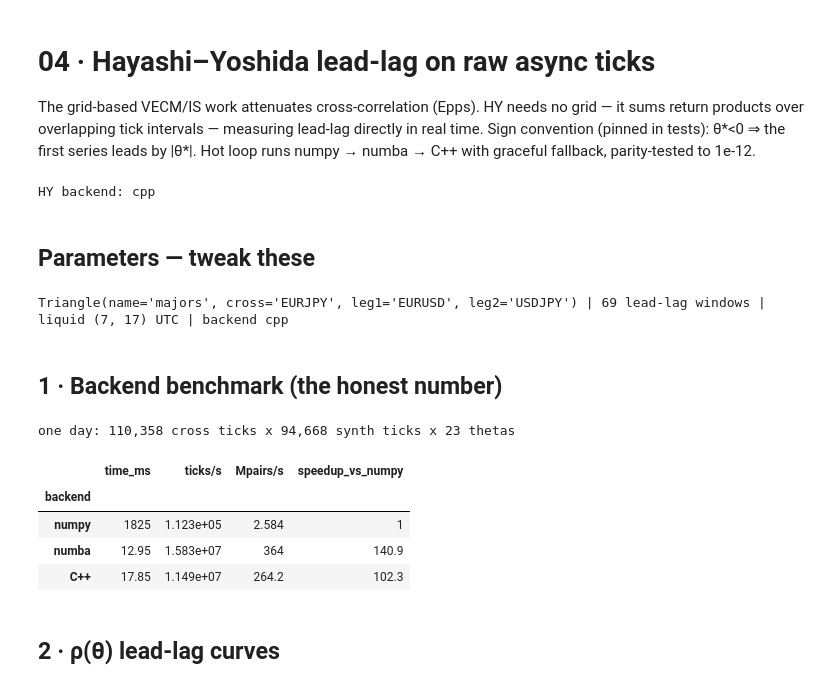
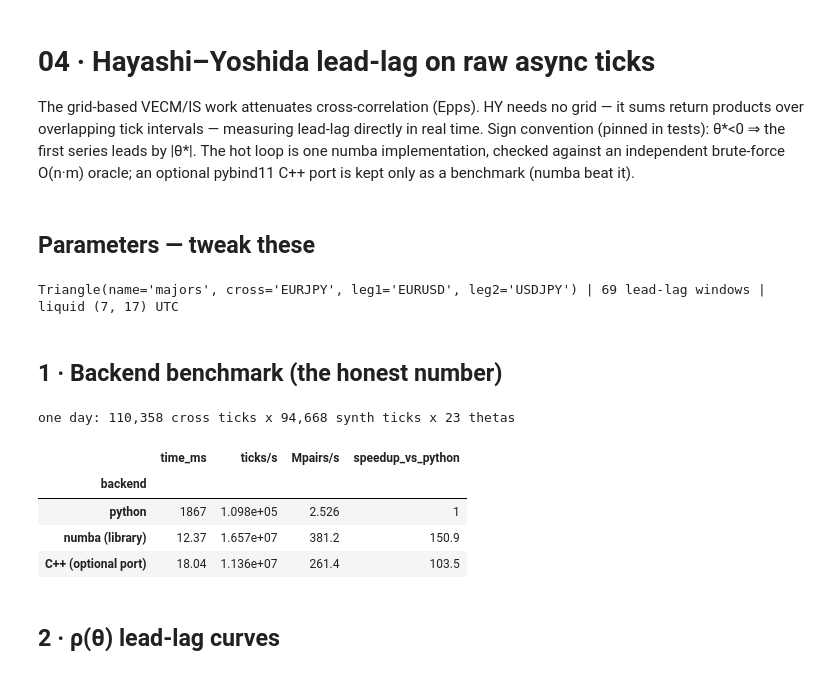
Before and after one commit to Panchetti/FX-Triangle-Discovery, a Jupyter notebook: notebooks/04_hy_leadlag.ipynb, the cells around one changed output. Drawn from its saved outputs; the diff is of its cells as text; code cells hidden in the pictures.

```diff
--- a/notebooks/04_hy_leadlag.ipynb
+++ b/notebooks/04_hy_leadlag.ipynb
@@ -3,8 +3,9 @@
 
 The grid-based VECM/IS work attenuates cross-correlation (Epps). HY needs no grid — it sums
 return products over overlapping tick intervals — measuring lead-lag directly in real time.
-Sign convention (pinned in tests): θ\*<0 ⇒ the first series leads by |θ\*|. Hot loop runs
-numpy → numba → C++ with graceful fallback, parity-tested to 1e-12.
+Sign convention (pinned in tests): θ\*<0 ⇒ the first series leads by |θ\*|. The hot loop is
+one numba implementation, checked against an independent brute-force O(n·m) oracle; an
+optional pybind11 C++ port is kept only as a benchmark (numba beat it).
 # %%
 %load_ext autoreload
 %autoreload 2
@@ -15,9 +16,6 @@ from fxpd.data.processed import get_panel
 from fxpd.econo import hy
 ensure_dirs(); warnings.simplefilter("ignore")
 pd.set_option("display.float_format", lambda v: f"{v:.4g}")
-print("HY backend:", hy.BACKEND)
-# %% [output]
-HY backend: cpp
 # %% [markdown]
 ## Parameters — tweak these
 # %%
@@ -28,41 +26,50 @@ BENCH_DAY = dt.date(2026, 6, 18); LIQUID = (7, 17)
 tri = TRIANGLES[TRIANGLE]
 hy_dates   = list(pd.bdate_range(HY_START, END).date)
 epps_dates = list(pd.bdate_range(EPPS_START, EPPS_END).date)
-print(f"{tri} | {len(hy_dates)} lead-lag windows | liquid {LIQUID} UTC | backend {hy.BACKEND}")
+print(f"{tri} | {len(hy_dates)} lead-lag windows | liquid {LIQUID} UTC")
 # %% [output]
-Triangle(name='majors', cross='EURJPY', leg1='EURUSD', leg2='USDJPY') | 69 lead-lag windows | liquid (7, 17) UTC | backend cpp
+Triangle(name='majors', cross='EURJPY', leg1='EURUSD', leg2='USDJPY') | 69 lead-lag windows | liquid (7, 17) UTC
 # %% [markdown]
 ## 1 · Backend benchmark (the honest number)
 # %%
-import fxpd_fast
-from fxpd.econo import _hy_numpy as HNP, _hy_numba as HNB
 tx, x = hy._series_arrays(tri, "cross", BENCH_DAY, LIQUID)
 ty, y = hy._series_arrays(tri, "synth", BENCH_DAY, LIQUID)
 th = hy.theta_grid_ns()
-HNB.hy_leadlag(tx, x, ty, y, th)
+hy.hy_leadlag(tx, x, ty, y, th)                      # JIT warm-up
+
+def py_leadlag(tx, x, ty, y, th):                    # same algorithm in plain Python
+    d = np.sqrt(np.sum(np.diff(x) ** 2) * np.sum(np.diff(y) ** 2))
+    return np.array([hy.hy_cov.py_func(tx, x, ty + t, y) for t in th]) / d
+
+impls = [("python", py_leadlag), ("numba (library)", hy.hy_leadlag)]
+try:
+    import fxpd_fast                                 # optional: pip install -e ./cpp
+    impls.append(("C++ (optional port)", fxpd_fast.hy_leadlag))
+except ImportError:
+    print("fxpd_fast not built -- C++ row skipped")
 
 def _best(fn, reps=3):
     best = np.inf
     for _ in range(reps):
         s = time.perf_counter(); fn(tx, x, ty, y, th); best = min(best, time.perf_counter() - s)
     return best
 
 rows = []
-for name, fn in [("numpy", HNP.hy_leadlag), ("numba", HNB.hy_leadlag), ("C++", fxpd_fast.hy_leadlag)]:
+for name, fn in impls:
     t = _best(fn)
     rows.append({"backend": name, "time_ms": t*1e3, "ticks/s": (len(tx)+len(ty))/t,
                  "Mpairs/s": (len(tx)+len(ty))*len(th)/t/1e6})
 bench = pd.DataFrame(rows).set_index("backend")
-bench["speedup_vs_numpy"] = bench["time_ms"].loc["numpy"] / bench["time_ms"]
+bench["speedup_vs_python"] = bench["time_ms"].loc["python"] / bench["time_ms"]
 print(f"one day: {len(tx):,} cross ticks x {len(ty):,} synth ticks x {len(th)} thetas")
 bench
 # %% [output]
 one day: 110,358 cross ticks x 94,668 synth ticks x 23 thetas
-|  | time_ms | ticks/s | Mpairs/s | speedup_vs_numpy |
+|  | time_ms | ticks/s | Mpairs/s | speedup_vs_python |
 | backend |  |  |  |  |
-| numpy | 1825 | 1.123e+05 | 2.584 | 1 |
-| numba | 12.95 | 1.583e+07 | 364 | 140.9 |
-| C++ | 17.85 | 1.149e+07 | 264.2 | 102.3 |
+| python | 1867 | 1.098e+05 | 2.526 | 1 |
+| numba (library) | 12.37 | 1.657e+07 | 381.2 | 150.9 |
+| C++ (optional port) | 18.04 | 1.136e+07 | 261.4 | 103.5 |
 # %% [markdown]
 ## 2 · ρ(θ) lead-lag curves
 # %%
```
Also changed, not shown: parts of 2 cells of this notebook, 40 other files.
